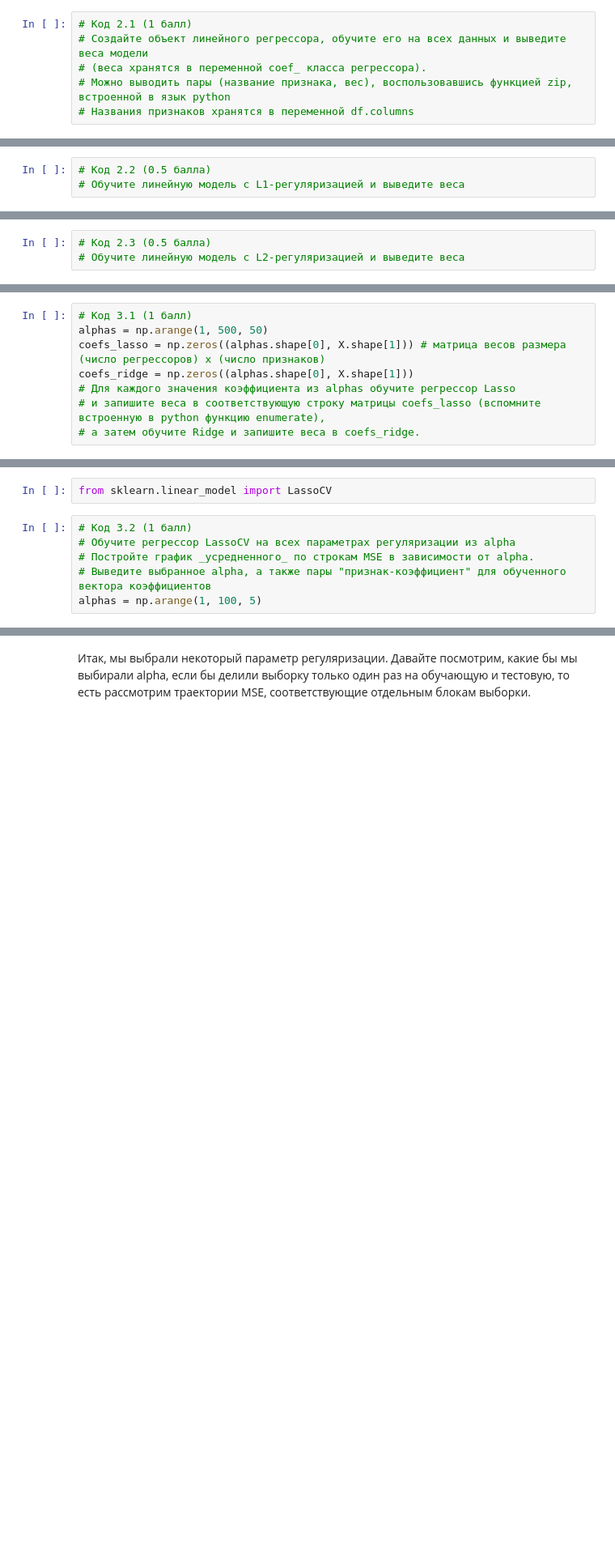
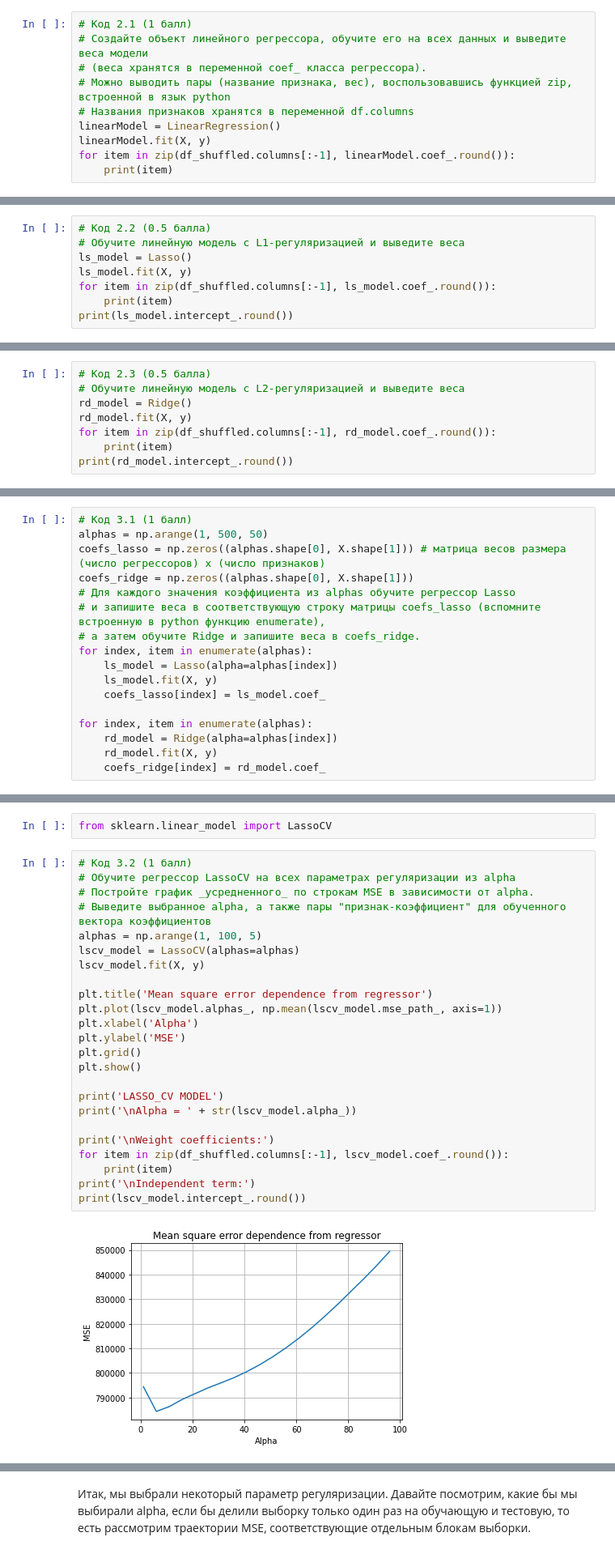
Before and after one commit to xanderkov/MLCoursera, a Jupyter notebook: 2.2.1.overFitting/OverfittingTask.ipynb, the cells around one changed output, grey strips where cells are left out. Shown at 81% size. Saved outputs shown, nothing was run; the diff lists cells and outputs as text; blank space fills up the shorter version.

```diff
--- a/2.2.1.overFitting/OverfittingTask.ipynb
+++ b/2.2.1.overFitting/OverfittingTask.ipynb
@@ -109,3 +149,7 @@ from sklearn.linear_model import LinearRegression
 # (веса хранятся в переменной coef_ класса регрессора).
 # Можно выводить пары (название признака, вес), воспользовавшись функцией zip, встроенной в язык python
 # Названия признаков хранятся в переменной df.columns
+linearModel = LinearRegression()
+linearModel.fit(X, y)
+for item in zip(df_shuffled.columns[:-1], linearModel.coef_.round()):
+    print(item)
@@ -128,3 +185,8 @@ from sklearn.linear_model import Lasso, Ridge
 # %%
 # Код 2.2 (0.5 балла)
 # Обучите линейную модель с L1-регуляризацией и выведите веса
+ls_model = Lasso()
+ls_model.fit(X, y)
+for item in zip(df_shuffled.columns[:-1], ls_model.coef_.round()):
+    print(item)
+print(ls_model.intercept_.round())
@@ -131,3 +207,8 @@ from sklearn.linear_model import Lasso, Ridge
 # %%
 # Код 2.3 (0.5 балла)
 # Обучите линейную модель с L2-регуляризацией и выведите веса
+rd_model = Ridge()
+rd_model.fit(X, y)
+for item in zip(df_shuffled.columns[:-1], rd_model.coef_.round()):
+    print(item)
+print(rd_model.intercept_.round())
@@ -145,6 +240,15 @@ coefs_ridge = np.zeros((alphas.shape[0], X.shape[1]))
 # Для каждого значения коэффициента из alphas обучите регрессор Lasso
 # и запишите веса в соответствующую строку матрицы coefs_lasso (вспомните встроенную в python функцию enumerate),
 # а затем обучите Ridge и запишите веса в coefs_ridge.
+for index, item in enumerate(alphas):
+    ls_model = Lasso(alpha=alphas[index])
+    ls_model.fit(X, y)
+    coefs_lasso[index] = ls_model.coef_
+
+for index, item in enumerate(alphas):
+    rd_model = Ridge(alpha=alphas[index])
+    rd_model.fit(X, y)
+    coefs_ridge[index] = rd_model.coef_
 # %% [markdown]
 Визуализируем динамику весов при увеличении параметра регуляризации:
 # %%
@@ -192,6 +300,26 @@ from sklearn.linear_model import LassoCV
 # %%
 # Код 3.2 (1 балл)
 # Обучите регрессор LassoCV на всех параметрах регуляризации из alpha
 # Постройте график _усредненного_ по строкам MSE в зависимости от alpha.
 # Выведите выбранное alpha, а также пары "признак-коэффициент" для обученного вектора коэффициентов
 alphas = np.arange(1, 100, 5)
+lscv_model = LassoCV(alphas=alphas)
+lscv_model.fit(X, y)
+
+plt.title('Mean square error dependence from regressor')
+plt.plot(lscv_model.alphas_, np.mean(lscv_model.mse_path_, axis=1))
+plt.xlabel('Alpha')
+plt.ylabel('MSE')
+plt.grid()
+plt.show()
+
+print('LASSO_CV MODEL')
+print('\nAlpha = ' + str(lscv_model.alpha_))
+
+print('\nWeight coefficients:')
+for item in zip(df_shuffled.columns[:-1], lscv_model.coef_.round()):
+    print(item)
+print('\nIndependent term:')
+print(lscv_model.intercept_.round())
+# %% [output]
+[figure, added]
```
Also changed, not shown: parts of 12 cells of this notebook.
